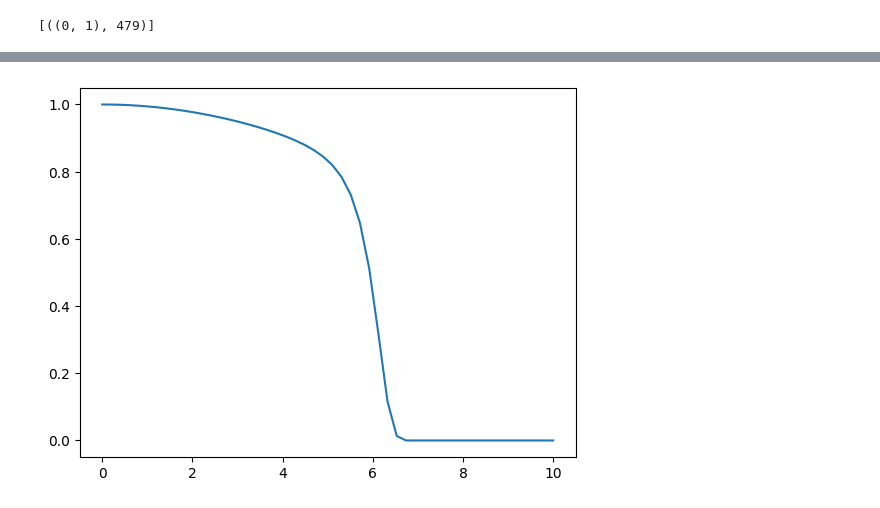
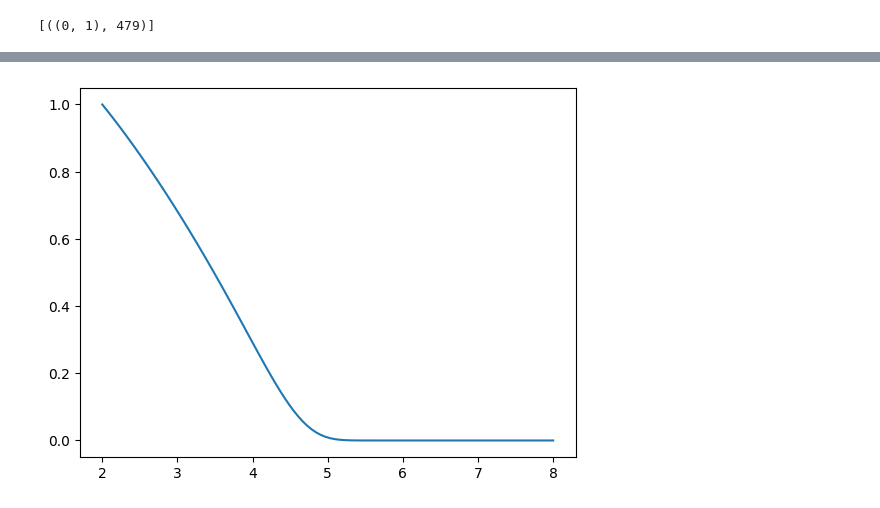
Before and after one commit to felixlaplante/joint-mstate, a Jupyter notebook: fitting-test.ipynb, the cells around one changed output, grey strips where cells are left out. Saved outputs shown, nothing was run; the diff lists cells and outputs as text; code cells hidden in the pictures.

```diff
--- a/fitting-test.ipynb
+++ b/fitting-test.ipynb
@@ -161,18 +172,18 @@ trajectories_init_test = [[(0.0, 0)] for _ in range(n_test)]
 # %%
-c_test = torch.full((n_test,), 0.0)
+c_test = torch.full((n_test,), 2.0)
 
-pred_data = SampleData(
+sample_test_data = SampleData(
     x_test,
     trajectories_init_test,
     psi_test,
     c_test,
 )
 
-u = c_test.view(-1, 1) + torch.linspace(0, 10, 50).view(1, -1)
+u = c_test.view(-1, 1) + torch.linspace(0, 6, 100).view(1, -1)
 
-log_probs = real_model.compute_surv_log_probs(pred_data, u)
+log_probs = real_model.compute_surv_log_probs(sample_test_data, u)
 
 plt.plot(u[0], torch.exp(log_probs[0]))
 plt.show()
 # %% [output]
-[figure, old version]
+[figure, new version]
```
Also changed, not shown: parts of 10 cells of this notebook, 4 other files.
